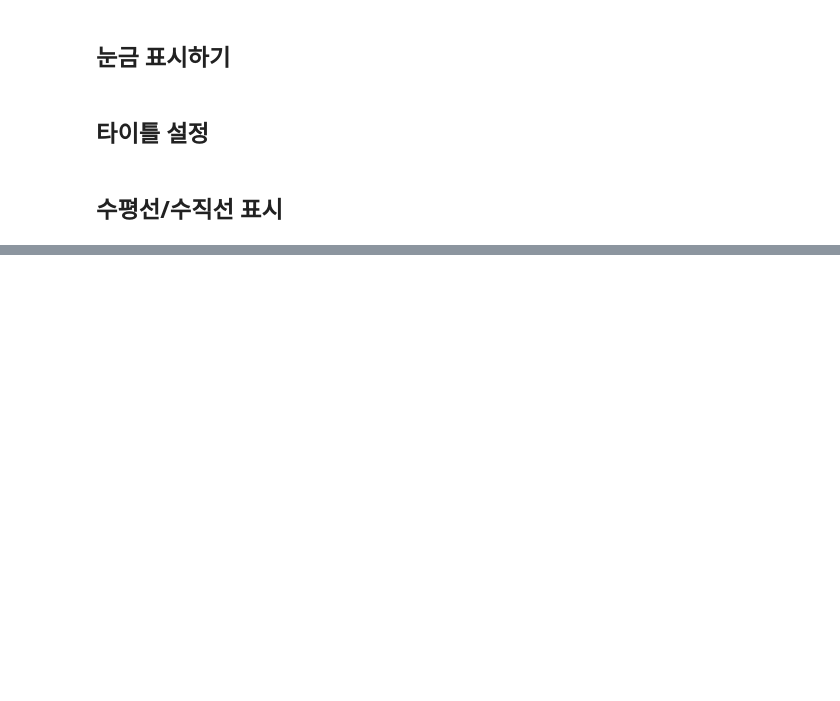
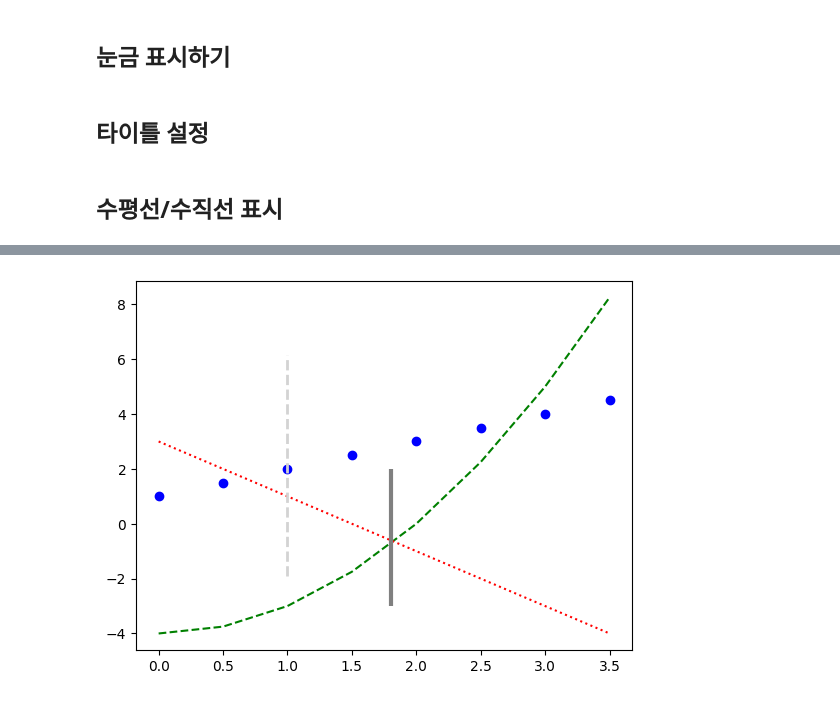
Before and after one commit to py4ine/study_Visualization, a Jupyter notebook: 20240619_Matplotlib_basic.ipynb, the cells around one changed output, grey strips where cells are left out. Drawn from its saved outputs; the diff is of its cells as text; code cells hidden in the pictures; blank space fills up the shorter version.

```diff
--- a/20240619_Matplotlib_basic.ipynb
+++ b/20240619_Matplotlib_basic.ipynb
@@ -667,0 +683,13 @@ plt.show()
+# %%
+x = np.arange(0, 4, 0.5)
+
+plt.plot(x, x + 1, 'bo')
+plt.plot(x, x**2 - 4, 'g--')
+plt.plot(x, -2*x + 3, 'r:')
+
+plt.axvline(1.0, 0.2, 0.8, color='lightgray', linestyle='--', linewidth=2)
+plt.vlines(1.8, -3.0, 2.0, color='gray', linestyle='solid', linewidth=3)
+
+plt.show()
+# %% [output]
+[figure, added]
```
Also changed, not shown: parts of 31 cells of this notebook.
